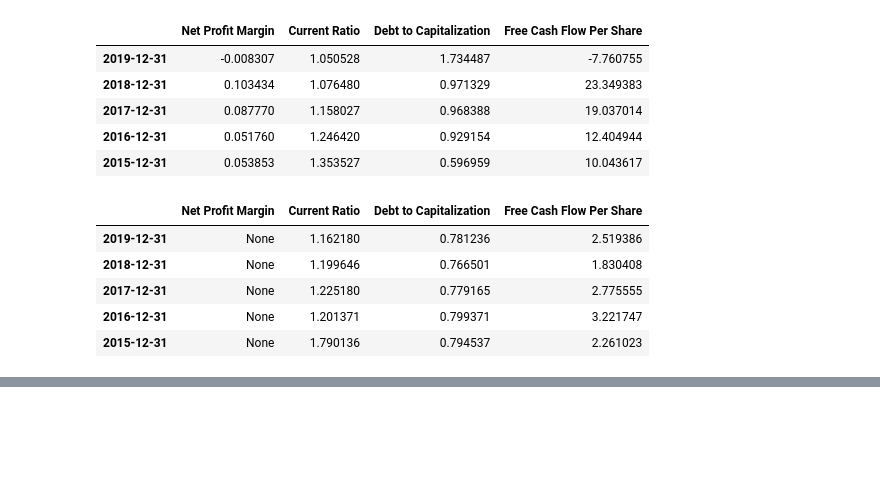
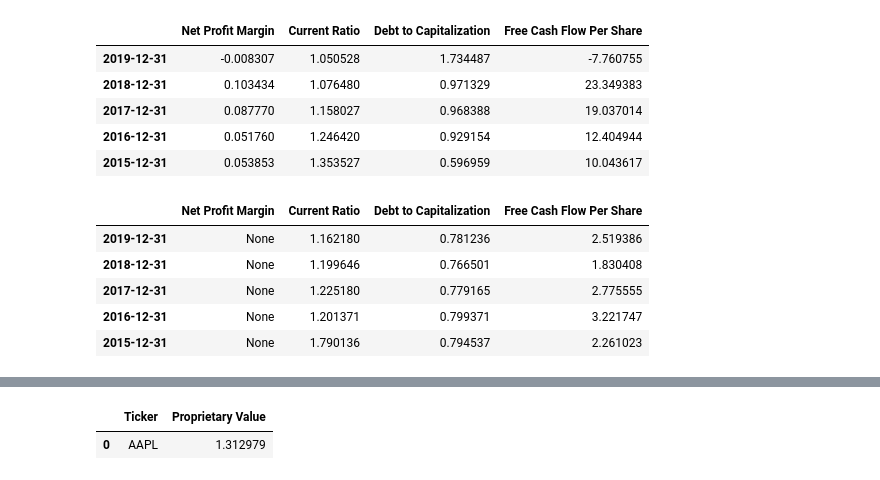
Before and after one commit to kedarmoh/FinTechProjectA, a Jupyter notebook: Project_1_FirstFile.ipynb, the cells around one changed output, grey strips where cells are left out. Saved outputs shown, nothing was run; the diff lists cells and outputs as text; code cells hidden in the pictures; blank space fills up the shorter version.

```diff
--- a/Project_1_FirstFile.ipynb
+++ b/Project_1_FirstFile.ipynb
@@ -384,0 +374,29 @@ all_company_df
+# %%
+# initialize lists to run through our ranking function
+ranking_ratios_1 = [all_company_df_final.iloc[0][1], all_company_df_final.iloc[0][2], all_company_df_final.iloc[0][3], all_company_df_final.iloc[0][4]]
+ranking_ratios_2 = [all_company_df_final.iloc[1][1], all_company_df_final.iloc[1][2], all_company_df_final.iloc[1][3], all_company_df_final.iloc[1][4]]
+ranking_ratios_3 = [all_company_df_final.iloc[2][1], all_company_df_final.iloc[2][2], all_company_df_final.iloc[2][3], all_company_df_final.iloc[2][4]]
+ranking_ratios_4 = [all_company_df_final.iloc[3][1], all_company_df_final.iloc[3][2], all_company_df_final.iloc[3][3], all_company_df_final.iloc[3][4]]
+ranking_ratios_5 = [all_company_df_final.iloc[4][1], all_company_df_final.iloc[4][2], all_company_df_final.iloc[4][3], all_company_df_final.iloc[4][4]]
+# %%
+# define the weighting function (thoughts to consider: negative ratios? null ratios?)
+# profitability you want to be high, liquidity you want to be high, leverage you want to be low (so subtract), cashflow you want to be high
+def weighting_function(ticker_ratio_list):
+    weighting_profitability = .25
+    weighting_liquidity = .25
+    weighting_leverage = .25
+    weighting_cashflow = .25
+    element_1 = (ticker_ratio_list[0] * weighting_profitability)
+    element_2 = (ticker_ratio_list[1] * weighting_liquidity)
+    element_3 = (ticker_ratio_list[2] * weighting_leverage)
+    element_4 = (ticker_ratio_list[3] * weighting_cashflow)
+    output = element_1 + element_2 - element_3 + element_4
+    return output
+# %%
+# company 1
+proprietary_value_1 = weighting_function(ranking_ratios_1)
+weighted_df_1 = pd.DataFrame({'Ticker':[ticker_1],'Proprietary Value':[proprietary_value_1]})
+weighted_df_1
+# %% [output]
+|  | Ticker | Proprietary Value |
+| 0 | AAPL | 1.312979 |
```
Also changed, not shown: parts of 14 cells of this notebook.
